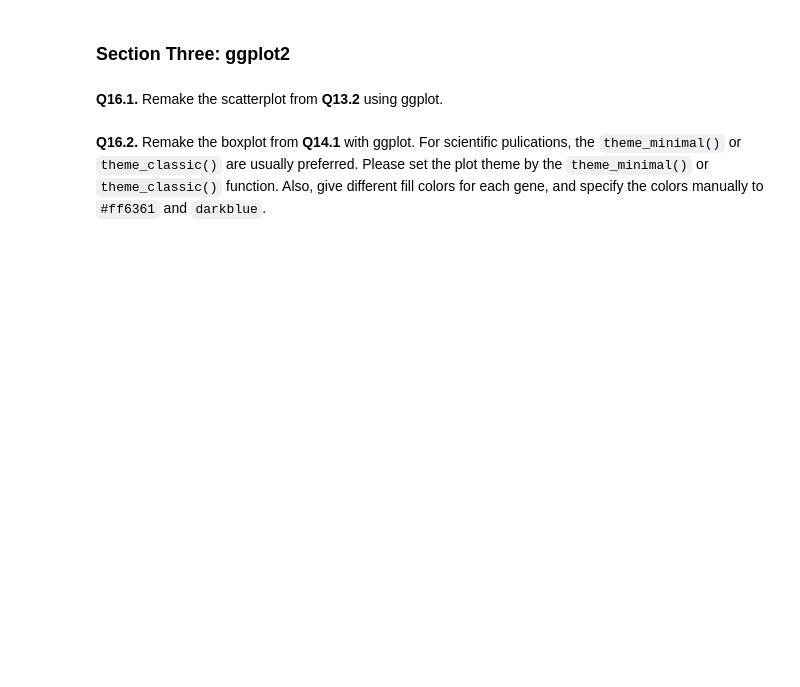
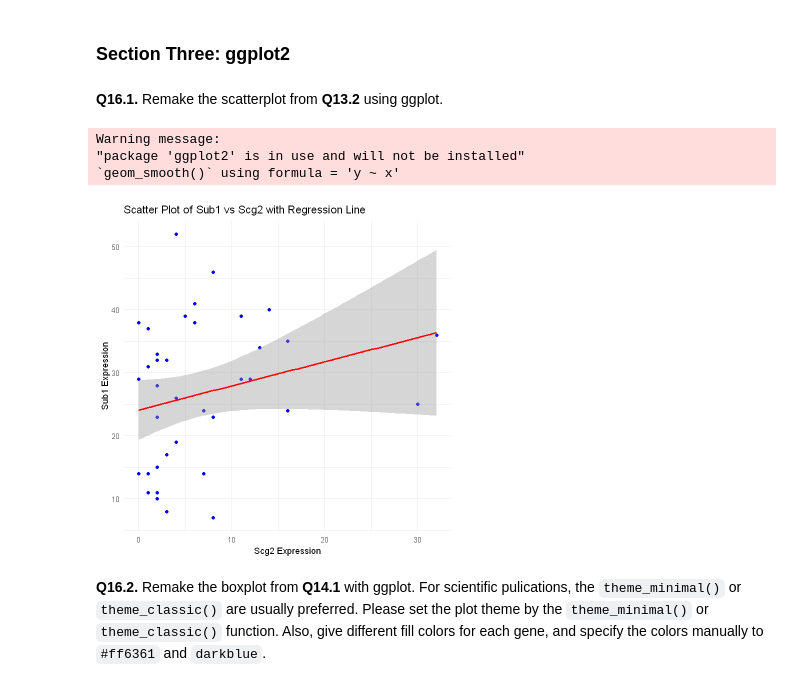
Before and after one commit to vidursaigal/CIS5350-Homework, a Jupyter notebook: Homework_I-2024.ipynb, the cells around one changed output. Saved outputs shown, nothing was run; the diff lists cells and outputs as text; code cells hidden in the pictures; blank space fills up the shorter version.

```diff
--- a/Homework_I-2024.ipynb
+++ b/Homework_I-2024.ipynb
@@ -297,5 +363,25 @@ abline(linear_regression_result, col = "red", lwd = 2)
 ### Section Three: ggplot2
 # %% [markdown]
 **Q16.1.** Remake the scatterplot from **Q13.2** using ggplot.
+# %%
+# Install ggplot2 if not already installed
+install.packages("ggplot2")
+
+# Load the ggplot2 library
+library(ggplot2)
+
+# Create a scatter plot using ggplot2 with a regression line
+ggplot(scdata, aes(x = Scg2, y = Sub1)) +
+  geom_point(color = "blue") +                     # Scatter plot with points in blue
+  geom_smooth(method = "lm", color = "red") +      # Add regression line in red
+  labs(title = "Scatter Plot of Sub1 vs Scg2 with Regression Line",
+       x = "Scg2 Expression",
+       y = "Sub1 Expression") +                    # Set axis labels and title
+  theme_minimal()                                  # Use a clean theme
+# %% [output]
+Warning message:
+"package 'ggplot2' is in use and will not be installed"
+`geom_smooth()` using formula = 'y ~ x'
+[figure, added]
 # %% [markdown]
 **Q16.2.** Remake the boxplot from **Q14.1** with ggplot. For scientific pulications, the `theme_minimal()` or `theme_classic()` are usually preferred. Please set the plot theme by the `theme_minimal()` or `theme_classic()` function. Also, give different fill colors for each gene, and specify the colors manually to `#ff6361` and `darkblue`.
```
Also changed, not shown: parts of 18 cells of this notebook.
